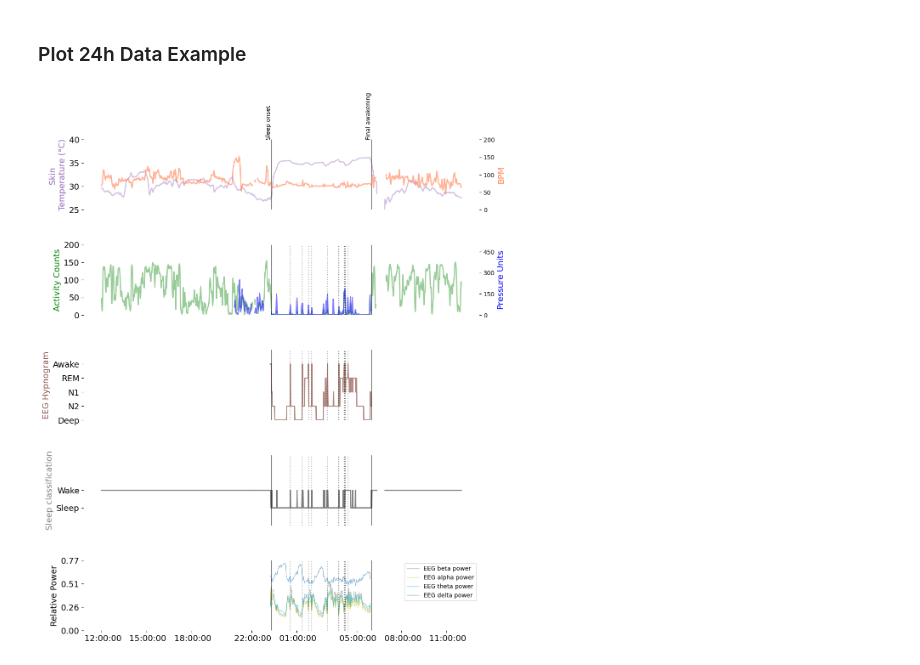
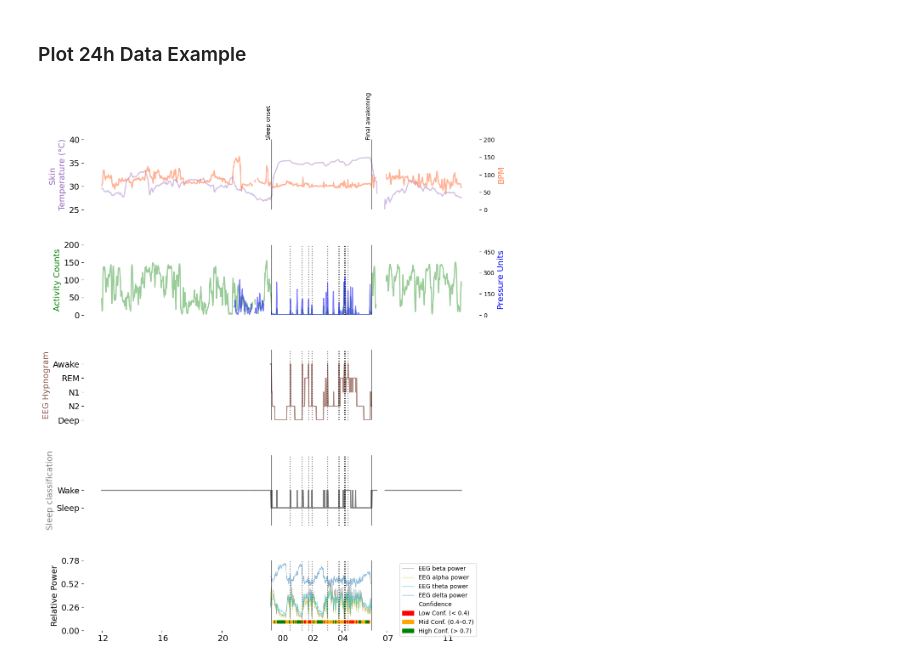
Before and after one commit to Dinstein-Lab/SSP_manuscript, a Jupyter notebook: notebooks/Figure3 Data Example.ipynb, the cells around one changed output. Cells and saved outputs as stored; diff of their text form; code cells hidden in the pictures.

Commit message:
notebook with color bar for confidence value

```diff
--- a/notebooks/Figure3 Data Example.ipynb
+++ b/notebooks/Figure3 Data Example.ipynb
@@ -19,6 +18,7 @@ data_path = os.path.join(parent_dir, 'dfs')
 # %%
 # Load data for Figure 3:
 df_figure3 = pd.read_csv(os.path.join(data_path,'df_figure3.csv'))
+df_figure3['time'] = df_figure3.time.apply(lambda x: pd.to_datetime(str(x)[:-6]))
 
 # Apply a Gaussian filter to the heart rate, activity count,  data to smooth them:
 df_figure3['pulse_rate_bpm_smoothed'] = gaussian_filter(df_figure3['pulse_rate_bpm'], sigma=1, mode='wrap')
@@ -125,9 +125,56 @@ axes[4].plot(df_figure3['time'],
              df_figure3['delta_power_smoothed'],
              label='EEG delta power', lw=1, color='C10', alpha=0.5)
 
+# Define confidence thresholds
+def conf_color(val):
+    if val < 0.4:
+        return 'red'
+    elif (val > 0.4) and (val < 0.7):
+        return 'orange'
+    elif val > 0.7:
+        return 'green'
+    else:
+        return 'white'
+
+
+# Get colors for each epoch
+conf_values = df_figure3['Confidence_score_YASA']
+conf_colors = conf_values.apply(conf_color)
+
+axes[4].scatter(df_figure3['time'],
+                [axes[4].get_ylim()[0]] * len(df_figure3),  # y = bottom of plot
+                c=conf_colors,
+                s=30, marker='s',
+                edgecolors='none',
+                label='Confidence')
+
+# Create color patches for legend
+legend_patches = [
+    mpatches.Patch(color='red', label='Low (< 0.4)'),
+    mpatches.Patch(color='orange', label='Mid (0.4–0.7)'),
+    mpatches.Patch(color='green', label='High (> 0.7)'),
+]
+
+# Get existing EEG power band handles and labels
+handles, labels = axes[4].get_legend_handles_labels()
+
+# Add confidence level patches
+conf_legend_patches = [
+    mpatches.Patch(color='red', label='Low Conf. (< 0.4)'),
+    mpatches.Patch(color='orange', label='Mid Conf. (0.4–0.7)'),
+    mpatches.Patch(color='green', label='High Conf. (> 0.7)'),
+]
+
+# Combine both lists
+all_handles = handles + conf_legend_patches
+all_labels = labels + [patch.get_label() for patch in conf_legend_patches]
+
+# Create unified legend
+axes[4].legend(all_handles, all_labels, loc='upper right', fontsize=10)
+
 # Format EEG plot
 axes[4].set_ylabel('Relative Power', fontsize=14)
-axes[4].legend(loc='upper right', fontsize=10)
+# axes[4].legend(loc='upper right', fontsize=10)
 y_min, y_max = axes[4].get_ylim()
 y_ticks = np.linspace(0, y_max, num=4)
 axes[4].set_yticks(y_ticks)
@@ -159,31 +206,31 @@ plt.subplots_adjust(hspace=0.5)
 sleep_data = df_figure3['Sleep Stage']
 sleep_times = df_figure3['time'][sleep_data > 0]
 sleep_onset = sleep_times.iloc[0]
 final_awakening = sleep_times.iloc[-1]
 
 # Add vertical lines and labels for sleep onset and final awakening
 for ax in axes:
     # Add vertical lines
     ax.axvline(x=sleep_onset, color='k', linestyle='-', alpha=0.5)
     ax.axvline(x=final_awakening, color='k', linestyle='-', alpha=0.5)
     if ax == axes[0]:
         # Add text labels
         ax.text(sleep_onset, ax.get_ylim()[1], 'Sleep onset',
                 rotation=90, verticalalignment='bottom', horizontalalignment='right')
         ax.text(final_awakening, ax.get_ylim()[1], 'Final awakening',
                 rotation=90, verticalalignment='bottom', horizontalalignment='right')
 
 # Add dotted lines for awakenings during sleep period
 hypnogram_data = df_figure3['Sleep Stage']
 awakening_times = df_figure3['time'][hypnogram_data == 0]  # Find wake periods
 
 # Add vertical dotted lines for each awakening
 for wake_time in awakening_times:
     if wake_time > sleep_onset and wake_time < final_awakening:
         for ax in axes[1:]:  # Add lines to all plots except the first
             ax.axvline(x=wake_time, color='k', linestyle=':', alpha=0.3)
 
 # Display the plot
 plt.show()
 # %% [output]
-[figure, old version]
+[figure, new version]
```
Also changed, not shown: parts of 1 cell of this notebook.
